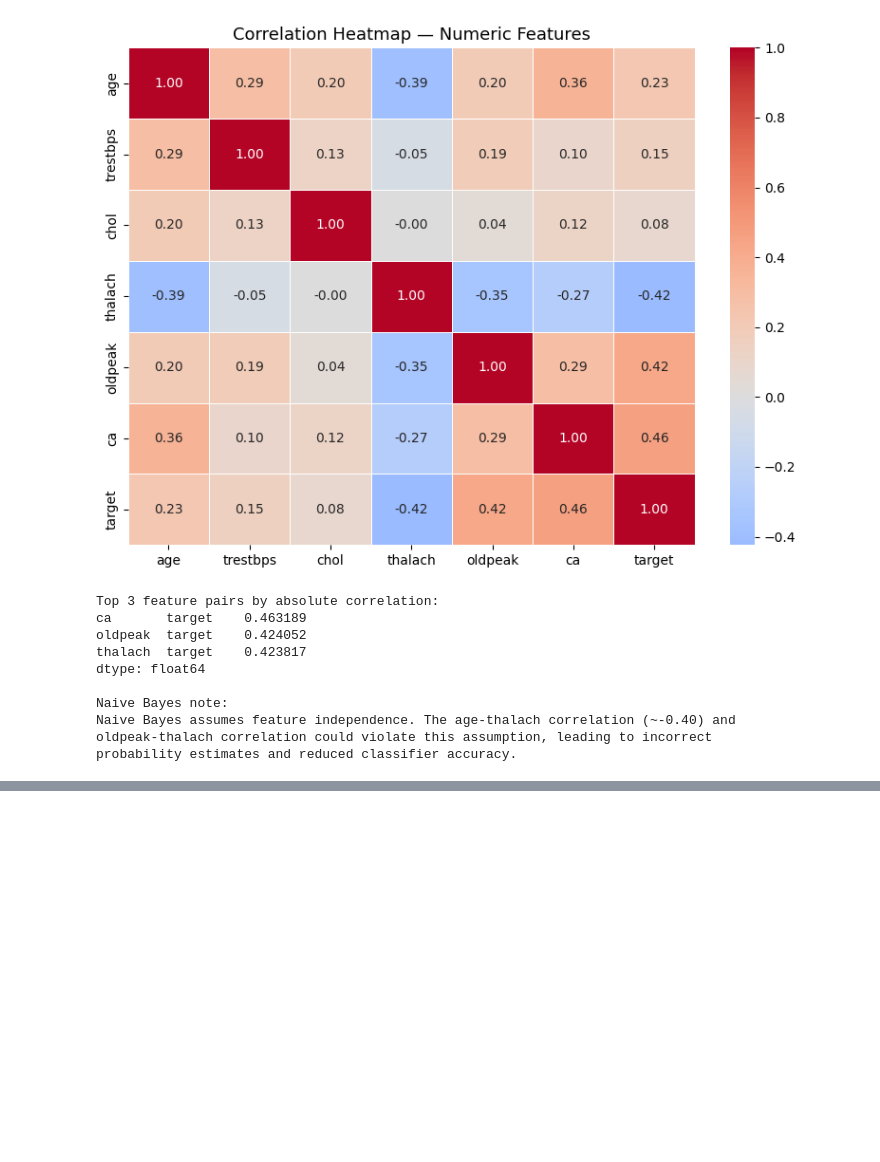
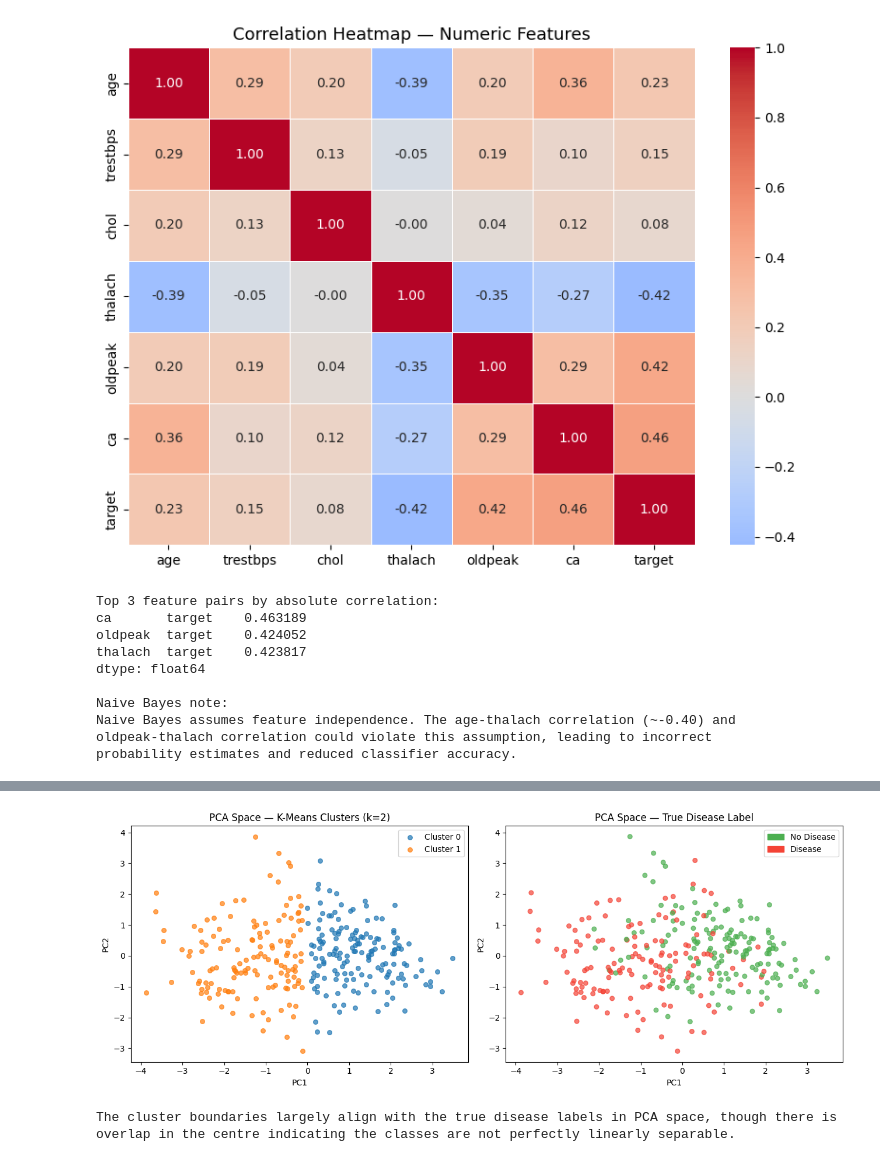
Before and after one commit to Saif1Shahzad/cardioai-heart-disease-prediction, a Jupyter notebook: notebook/i232634_DS-A_Assignment 4_Notebook.ipynb, the cells around one changed output, grey strips where cells are left out. Saved outputs shown, nothing was run; the diff lists cells and outputs as text; code cells hidden in the pictures; blank space fills up the shorter version.

```diff
--- a/notebook/i232634_DS-A_Assignment 4_Notebook.ipynb
+++ b/notebook/i232634_DS-A_Assignment 4_Notebook.ipynb
@@ -264,0 +322,35 @@ probability estimates and reduced classifier accuracy.
+# %%
+# Fit final KMeans with best_k
+km_best = KMeans(n_clusters=best_k, random_state=SEED, n_init=10)
+km_labels = km_best.fit_predict(X_us)
+
+# PCA 2D projection
+pca2 = PCA(n_components=2, random_state=SEED)
+X_pca2 = pca2.fit_transform(X_us)
+
+fig, axes = plt.subplots(1, 2, figsize=(13, 5))
+
+# Left: coloured by K-Means cluster
+for cluster_id in range(best_k):
+    mask = km_labels == cluster_id
+    axes[0].scatter(X_pca2[mask, 0], X_pca2[mask, 1], label=f'Cluster {cluster_id}', alpha=0.7, s=30)
+axes[0].set_title(f'PCA Space — K-Means Clusters (k={best_k})')
+axes[0].set_xlabel('PC1'); axes[0].set_ylabel('PC2')
+axes[0].legend()
+
+# Right: coloured by true label
+colors_true = ['#4CAF50' if l == 0 else '#F44336' for l in y_us]
+axes[1].scatter(X_pca2[:, 0], X_pca2[:, 1], c=colors_true, alpha=0.7, s=30)
+from matplotlib.patches import Patch
+axes[1].legend(handles=[Patch(color='#4CAF50', label='No Disease'), Patch(color='#F44336', label='Disease')])
+axes[1].set_title('PCA Space — True Disease Label')
+axes[1].set_xlabel('PC1'); axes[1].set_ylabel('PC2')
+
+plt.tight_layout()
+plt.show()
+
+print('The cluster boundaries largely align with the true disease labels in PCA space,'
+      ' though there is overlap in the centre indicating the classes are not perfectly linearly separable.')
+# %% [output]
+[figure, added]
+The cluster boundaries largely align with the true disease labels in PCA space, though there is overlap in the centre indicating the classes are not perfectly linearly separable.
```
Also changed, not shown: parts of 13 cells of this notebook.
